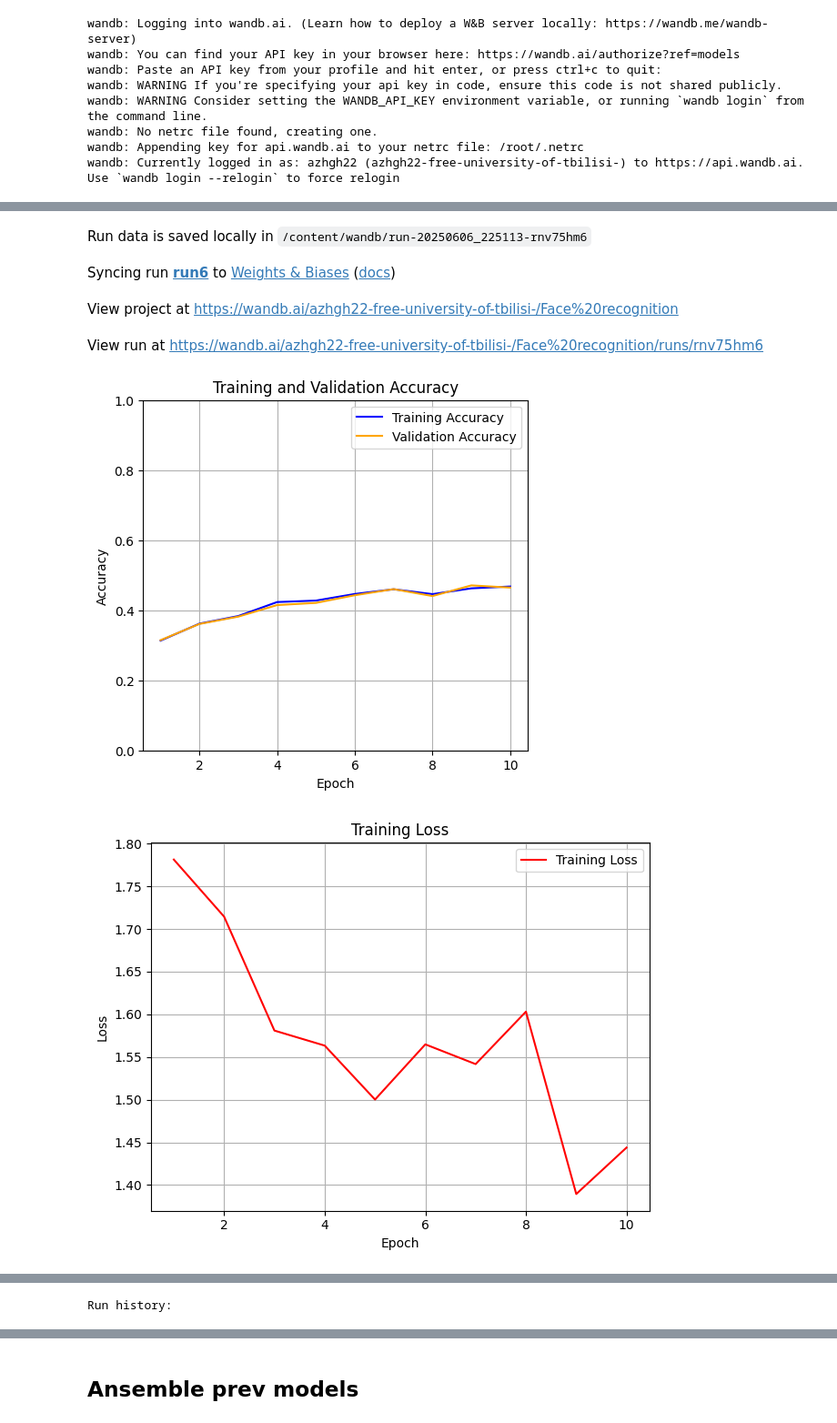
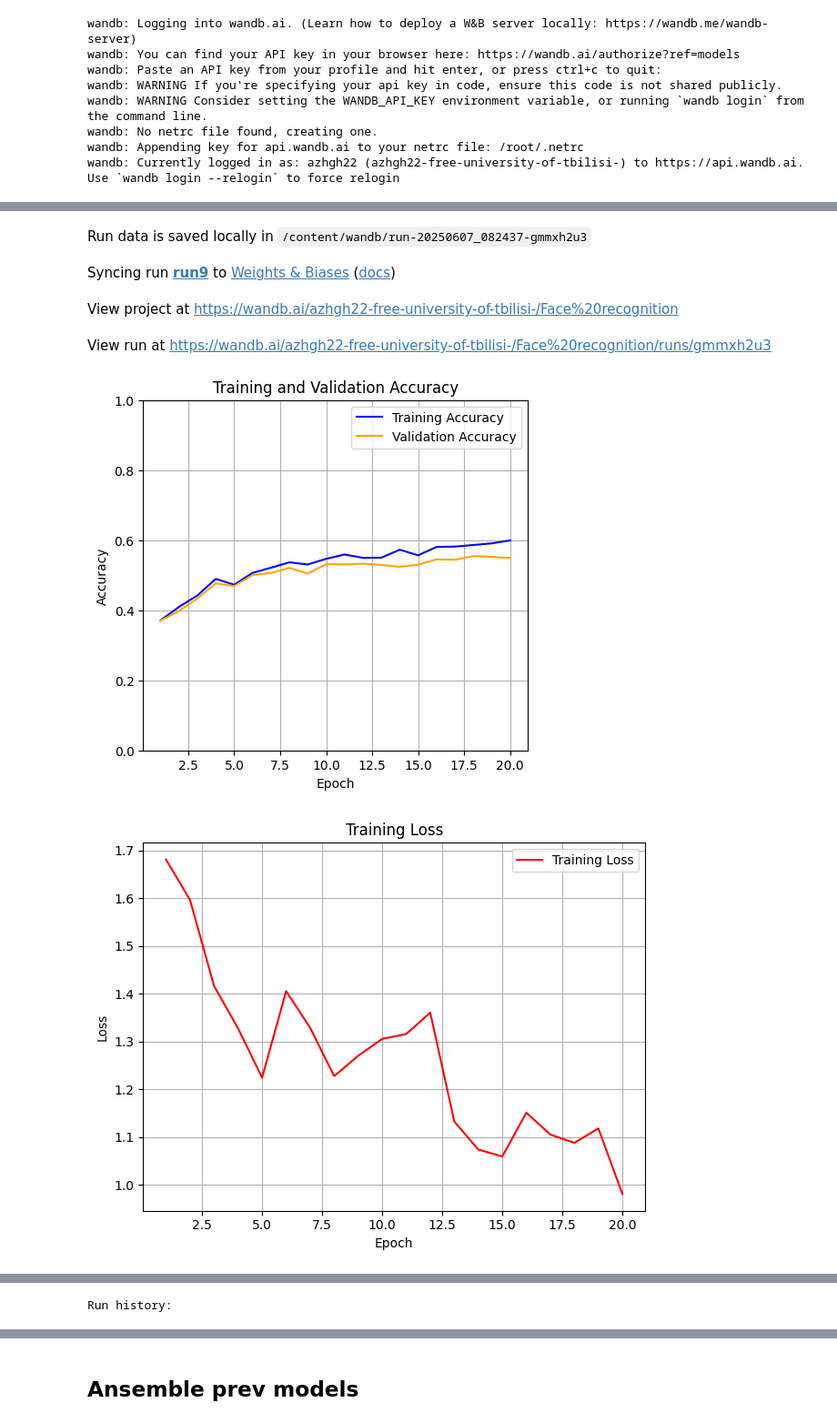
Before and after one commit to azhgh22/ML04_Facial_Expression_Recognition_Challenge, a Jupyter notebook: model.ipynb, the cells around one changed output, grey strips where cells are left out. Shown: that part at 91% size. Cells and saved outputs as stored; diff of their text form; code cells hidden in the pictures.

```diff
--- a/model.ipynb
+++ b/model.ipynb
@@ -189,14 +195,21 @@ class EmotionNet(nn.Module):
             nn.Conv2d(64, 128, kernel_size=3, padding=1),
             nn.BatchNorm2d(128),
             nn.ReLU(),
-            nn.MaxPool2d(2)
+            # nn.MaxPool2d(2)
+        )
+
+        self.conv_block4 = nn.Sequential(
+            nn.Conv2d(128, 256, kernel_size=3, padding=1),
+            nn.BatchNorm2d(256),
+            nn.ReLU(),
+            # nn.MaxPool2d(2)
         )
 
         self.fc = nn.Sequential(
             nn.Flatten(),                          # → (128*6*6)
-            nn.Linear(6*6*128, 256),
+            nn.Linear(12*12*256, 256),
             nn.ReLU(),
-            nn.Dropout(0.5),
+            # nn.Dropout(0.2),
             nn.Linear(256, N_CLASSES)                      # 7 emotion classes
         )
 
@@ -204,6 +217,7 @@ class EmotionNet(nn.Module):
         x = self.conv_block1(x)
         x = self.conv_block2(x)
         x = self.conv_block3(x)
+        x = self.conv_block4(x)
         return self.fc(x)
 # %% [markdown]
 ## **Model Summary**
@@ -303,6 +317,7 @@ def train(model, optimizer, train_data_loader ,epochs=1,val_data_loader = None,c
 model = EmotionNet().cuda()
 
 LR = 10**-4
+EPOCHS=20
 # optimizer = torch.optim.Adagrad(model.parameters(), lr=0.001)
 optimizer = torch.optim.Adam(model.parameters(), lr=LR)
 val_epoch_evol_acc, train_epoch_evol_acc, train_epoch_evol_loss = train(model,optimizer,train_loader,EPOCHS,val_loader)
@@ -426,12 +439,12 @@ config = {
     "learning_rate": LR,
     "batch_size" : BATCH_SIZE,
     "epochs" : EPOCHS,
-    "architecture": "3 CNN net(32,64,128) channels",
+    "architecture": "3 CNN net(32,64,128,256) channels",
     "optimizer" : "Adam",
     "loss function" : "Cross-entropy loss",
-    "architecture" : "run6",
+    "architecture" : "run9",
     "batchnorm" : "No",
-    "drop out" : [0.5],
+    "drop out" : 0,
     "weight_decay" : 0,
     "maxPullLayer" : "2x2",
     "RandomHorizontalFlip": "Yes",
@@ -487,37 +500,37 @@ plt.plot(epochs_range, train_epoch_evol_loss, label='Training Loss', color='red'
 plt.title('Training Loss')
 plt.xlabel('Epoch')
 plt.ylabel('Loss')
 plt.legend()
 plt.grid(True)
 
 plt.tight_layout() # Adjust subplot parameters for a tight layout
 plt.show() # Display the plot
 plt.savefig("train_loss.png")
 
 run.save("val_train_accuracy.png")
 
 
 x = torch.randn(1, 1, 48, 48) # Example input
 model_graph = draw_graph(EmotionNet(), input_size=x.shape, expand_nested=True)
 model_graph.visual_graph.render("model_arch", format="png")
 
 # run.save("model_arch.png");
 
 run.log({"Training val Curves": wandb.Image("val_train_accuracy.png")})
 run.log({"Architecure": wandb.Image("model_arch.png")})
 
 torch.save(model.state_dict(), f'{config["architecture"]}.pt')
 run.save(f'{config["architecture"]}.pt')
 
 # Finish the run and upload any remaining data.
 run.finish()
 # %% [output]
 Tracking run with wandb version 0.20.1
-Run data is saved locally in /content/wandb/run-20250606_225113-rnv75hm6
+Run data is saved locally in /content/wandb/run-20250607_082437-gmmxh2u3
-Syncing run run6 to Weights & Biases (docs)
+Syncing run run9 to Weights & Biases (docs)
 View project at https://wandb.ai/azhgh22-free-university-of-tbilisi-/Face%20recognition
-View run at https://wandb.ai/azhgh22-free-university-of-tbilisi-/Face%20recognition/runs/rnv75hm6
+View run at https://wandb.ai/azhgh22-free-university-of-tbilisi-/Face%20recognition/runs/gmmxh2u3
-[figure, old version]
+[figure, new version]
-[figure, old version]
+[figure, new version]
 [interactive output not drawn]
 Run history:
```
Also changed, not shown: parts of 10 cells of this notebook.
